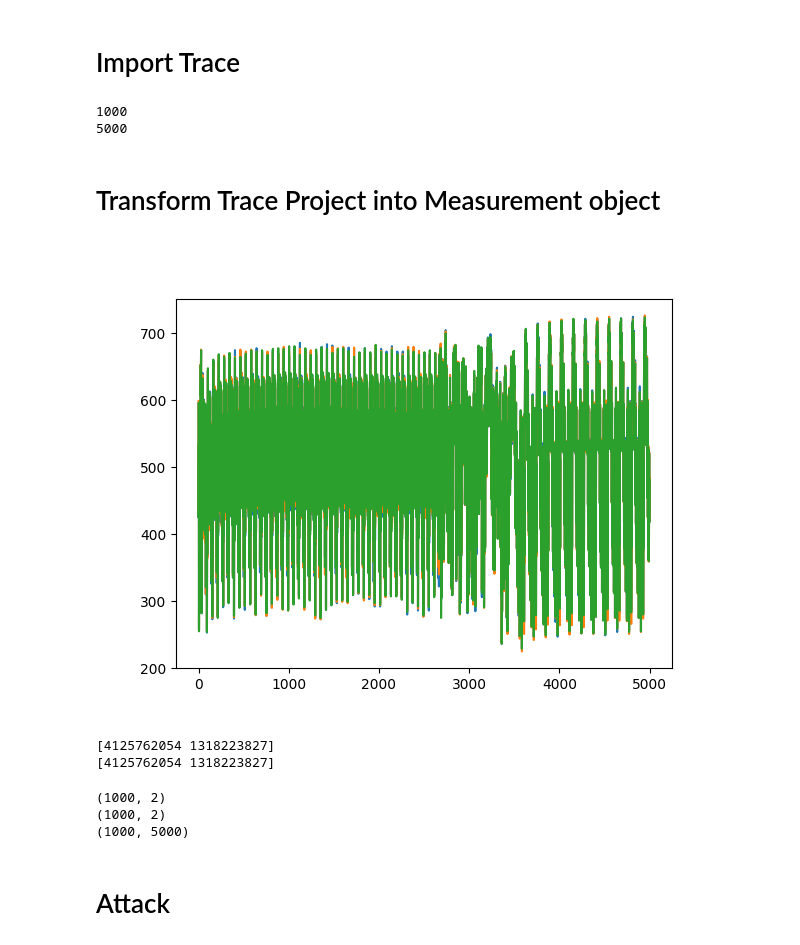
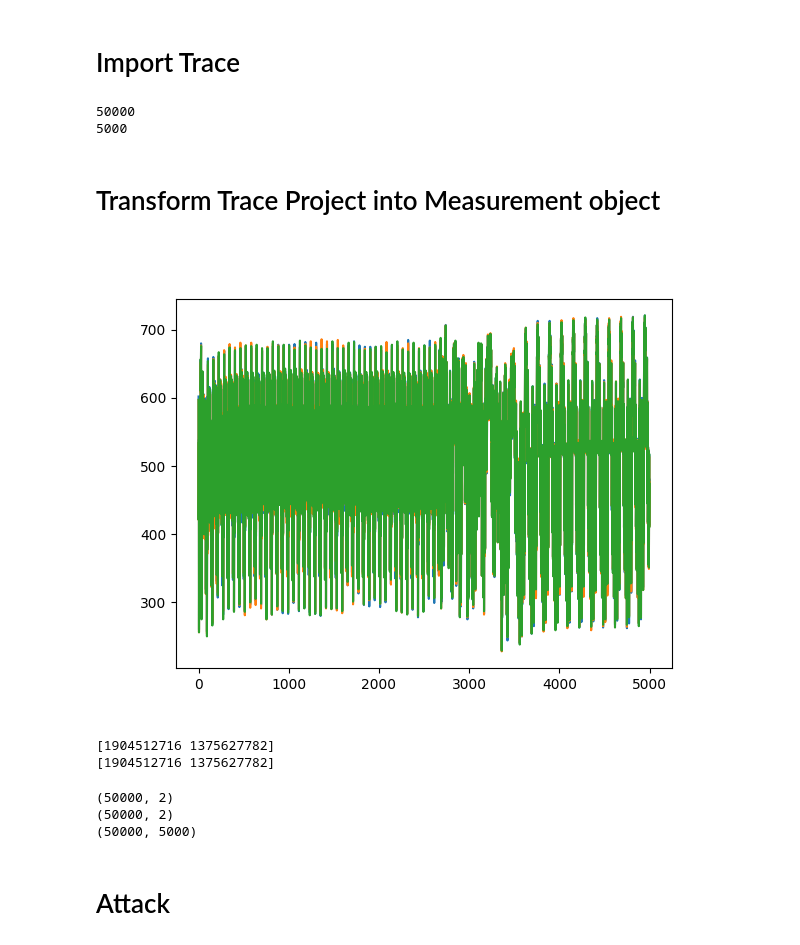
Before and after one commit to Makowe/impl-attck, a Jupyter notebook: simon/simon_64_128_real.ipynb, the cells around one changed output. Saved outputs shown, nothing was run; the diff lists cells and outputs as text; code cells hidden in the pictures.

```diff
--- a/simon/simon_64_128_real.ipynb
+++ b/simon/simon_64_128_real.ipynb
@@ -13,7 +13,7 @@ from measurement import Measurement, Measurements
 # %% [markdown]
 # Import Trace
 # %%
-project = cw.import_project("./traces/01_simon_plain_1000/trace.zip", overwrite=True)
+project = cw.import_project("./traces/07_simon_plain_50000/trace.zip", overwrite=True)
 # %%
 NUM_MEASUREMENTS = len(project.traces)
 print(NUM_MEASUREMENTS)
@@ -23,61 +23,62 @@ print(VALS_PER_MEASUREMENT)
 
 CORR_DIFF_THRESHOLD = 0.05
 # %% [output]
-1000
+50000
 5000
 # %% [markdown]
 # Transform Trace Project into Measurement object
 # %%
-measurements = Measurements()
+plaintexts = np.zeros((NUM_MEASUREMENTS, 2), dtype=np.uint32)
+ciphertexts = np.zeros((NUM_MEASUREMENTS, 2), dtype=np.uint32)
+powers = np.zeros((NUM_MEASUREMENTS, VALS_PER_MEASUREMENT), dtype=np.uint32)
 
-for trace in project.traces:
-    i = trace.textin
-    o = trace.textout
+for i, trace in enumerate(project.traces):
 
-    plaintext = np.zeros((2,), dtype=np.uint32)
-    plaintext[0] = i[0] << 24 | i[1] << 16 | i[2] << 8 | i[3]
-    plaintext[1] = i[4] << 24 | i[5] << 16 | i[6] << 8 | i[7]
+    pt = trace.textin
+    ct = trace.textout
 
-    ciphertext = np.zeros((2,), dtype=np.uint32)
-    ciphertext[0] = o[0] << 24 | o[1] << 16 | o[2] << 8 | o[3]
-    ciphertext[1] = o[4] << 24 | o[5] << 16 | o[6] << 8 | o[7]
-    power = np.array(trace.wave, dtype=np.uint32)
-    measurements.append(Measurement(plaintext, ciphertext, power))
+    plaintexts[i,0] = pt[0] << 24 | pt[1] << 16 | pt[2] << 8 | pt[3]
+    plaintexts[i,1] = pt[4] << 24 | pt[5] << 16 | pt[6] << 8 | pt[7]
 
-measurements.update_arrays()
+    ciphertexts[i,0] = ct[0] << 24 | ct[1] << 16 | ct[2] << 8 | ct[3]
+    ciphertexts[i,1] = ct[4] << 24 | ct[5] << 16 | ct[6] << 8 | ct[7]
+    powers[i,:] = trace.wave
+
+measurements = Measurements(plaintexts, ciphertexts, powers)
 # %%
 %matplotlib widget
 
 plt.figure()
 
-plt.plot(measurements.entries[0].power)
-plt.plot(measurements.entries[1].power)
-plt.plot(measurements.entries[2].power)
+plt.plot(measurements[0].power)
+plt.plot(measurements[1].power)
+plt.plot(measurements[2].power)
 plt.show()
 # %% [output]
-[figure, old version]
+[figure, new version]
 # %%
-key = np.array([0x19013660, 0x86de7696, 0xd0427aff, 0x738dd98a], dtype=np.uint32)
+# key = np.array([0x19013660, 0x86de7696, 0xd0427aff, 0x738dd98a], dtype=np.uint32)
 # key = np.array([0x1B1A1918, 0x13121110, 0x0B0A0908, 0x03020100], dtype=np.uint32)
+key = np.array([0x8dcc04b1, 0xad004534, 0x8afa7151, 0xf173d6d7], dtype=np.uint32)
 
-pt = measurements.entries[0].plaintext
-ct = measurements.entries[0].ciphertext
+pt = measurements[0].plaintext
+ct = measurements[0].ciphertext
 
 ct_expect, _ = simon_64_128.encrypt_block(pt, key)
 
 print(ct)
 print(ct_expect)
 # %% [output]
-[4125762054 1318223827]
-[4125762054 1318223827]
+[1904512716 1375627782]
+[1904512716 1375627782]
 # %%
-print(measurements.plaintexts.shape)
-print(measurements.ciphertexts.shape)
-print(measurements.power_2d.shape)
+print(measurements.plaintext.shape)
+print(measurements.ciphertext.shape)
+print(measurements.power.shape)
 # %% [output]
-(1000, 2)
-(1000, 2)
-(1000, 5000)
+(50000, 2)
+(50000, 2)
+(50000, 5000)
 # %% [markdown]
 # Attack
 # %%
```
Also changed, not shown: parts of 5 cells of this notebook, 4 other files.
